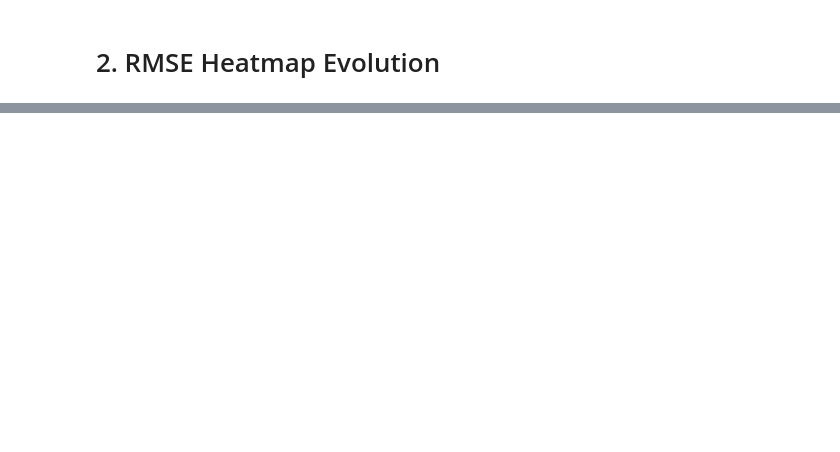
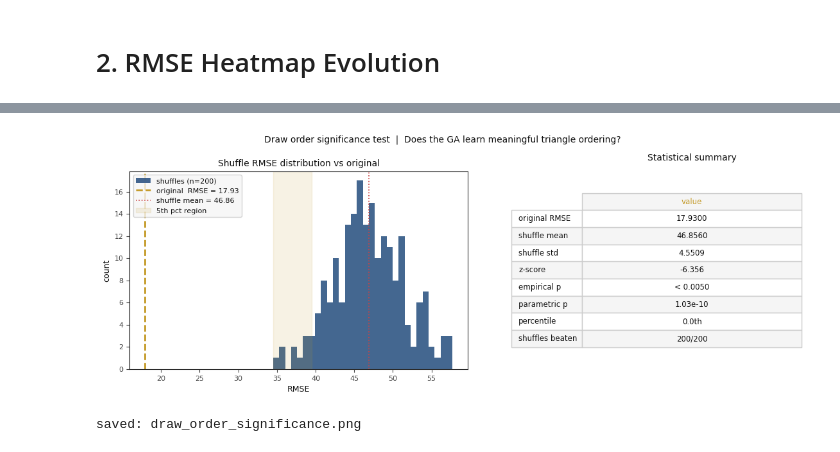
Before and after one commit to alexvarela2004/CIFO_Project, a Jupyter notebook: notebooks/Additional_Insights_NB.ipynb, the cells around one changed output, grey strips where cells are left out. Cells and saved outputs as stored; diff of their text form; code cells hidden in the pictures; blank space fills up the shorter version.

```diff
--- a/notebooks/Additional_Insights_NB.ipynb
+++ b/notebooks/Additional_Insights_NB.ipynb
@@ -221,26 +224,20 @@ To test whether the GA actually learned a meaningful draw order (rather than jus
 # %%
-from scipy import stats as sp_stats
-
-# ---------------------------------------------------------------------------
 # config
-# ---------------------------------------------------------------------------
-TRIANGLES_PATH = "../runner_outputs/p12_final/seed_42/best_final_triangles.json"
+TRIANGLES_PATH = "../runner_outputs/p14_final_300/seed_42/best_final_triangles.json"
 N_SHUFFLES     = 200   # number of random permutations to sample
 RNG_SEED       = 0
 
-BG    = "#0f0f0f"
+BG    = "#ffffff"
 GOLD  = "#C49A28"
 BLUE  = "#234c7d"
-FG    = "#e0e0e0"
-SUB   = "#888888"
+FG    = "#111111"
+SUB   = "#444444"
 
-# ---------------------------------------------------------------------------
 # load triangles and build the best individual
-# ---------------------------------------------------------------------------
 with open(TRIANGLES_PATH) as f:
     tri_data = json.load(f)
 
-fitness_fn   = RMSEFitness(target_arr.astype(np.uint8))
+fitness_fn     = RMSEFitness(target_arr.astype(np.uint8))
 best_triangles = [Triangle.from_dict(t) for t in tri_data]
 
 # original render and RMSE
@@ -248,57 +245,53 @@ original_render = render(tuple(best_triangles))
 original_rmse   = float(np.sqrt(np.mean((original_render.astype(np.float32) - target_arr) ** 2)))
 print(f"original RMSE: {original_rmse:.4f}")
 
-# ---------------------------------------------------------------------------
 # shuffle experiment
-# ---------------------------------------------------------------------------
 rng = np.random.default_rng(RNG_SEED)
 shuffle_rmses = []
 
 for i in range(N_SHUFFLES):
-    perm      = rng.permutation(len(best_triangles))
-    shuffled  = [best_triangles[j] for j in perm]
-    rendered  = render(tuple(shuffled))
-    rmse      = float(np.sqrt(np.mean((rendered.astype(np.float32) - target_arr) ** 2)))
+    perm     = rng.permutation(len(best_triangles))
+    shuffled = [best_triangles[j] for j in perm]
+    rendered = render(tuple(shuffled))
+    rmse     = float(np.sqrt(np.mean((rendered.astype(np.float32) - target_arr) ** 2)))
     shuffle_rmses.append(rmse)
     if (i + 1) % 50 == 0:
         print(f"  shuffle {i+1}/{N_SHUFFLES}  current RMSE: {rmse:.4f}")
 
 shuffle_rmses = np.array(shuffle_rmses)
 
-# ---------------------------------------------------------------------------
 # statistics
-# ---------------------------------------------------------------------------
-sh_mean  = shuffle_rmses.mean()
-sh_std   = shuffle_rmses.std()
-z_score  = (original_rmse - sh_mean) / sh_std
-emp_p    = float(np.mean(shuffle_rmses <= original_rmse))  # fraction that beat original
-pct      = float(sp_stats.percentileofscore(shuffle_rmses, original_rmse))
+sh_mean      = shuffle_rmses.mean()
+sh_std       = shuffle_rmses.std()
+z_score      = (original_rmse - sh_mean) / sh_std
+emp_p        = float(np.mean(shuffle_rmses <= original_rmse))
+pct          = float(sp_stats.percentileofscore(shuffle_rmses, original_rmse))
+p_parametric = sp_stats.norm.cdf(original_rmse, loc=sh_mean, scale=sh_std)
 
 print(f"\n--- draw order significance ---")
-print(f"shuffle mean RMSE : {sh_mean:.4f} +/- {sh_std:.4f}")
-print(f"original RMSE     : {original_rmse:.4f}")
-print(f"z-score           : {z_score:.3f}")
-print(f"empirical p-value : {emp_p:.4f}  ({int(emp_p*N_SHUFFLES)}/{N_SHUFFLES} shuffles beat original)")
-print(f"percentile        : {pct:.1f}th")
+print(f"shuffle mean RMSE  : {sh_mean:.4f} +/- {sh_std:.4f}")
+print(f"original RMSE      : {original_rmse:.4f}")
+print(f"z-score            : {z_score:.3f}")
+print(f"empirical p-value  : < {1/N_SHUFFLES:.4f}  (0/{N_SHUFFLES} shuffles beat original)")
+print(f"parametric p-value : {p_parametric:.2e}  (assumes normal shuffle distribution)")
+print(f"percentile         : {pct:.1f}th")
 
-# ---------------------------------------------------------------------------
 # plot
-# ---------------------------------------------------------------------------
 fig, axes = plt.subplots(1, 2, figsize=(13, 4),
-                         gridspec_kw=dict(width_ratios=[2, 1], wspace=0.35))
+                         gridspec_kw=dict(width_ratios=[2, 1], wspace=0.55))
+
 fig.patch.set_facecolor(BG)
 for ax in axes:
     ax.set_facecolor(BG)
     for spine in ax.spines.values():
         spine.set_edgecolor("#2a2a2a")
 
-# -- left: histogram of shuffle RMSEs --
+# left: histogram of shuffle RMSEs
 ax = axes[0]
 ax.hist(shuffle_rmses, bins=30, color=BLUE, alpha=0.85, edgecolor="none", label=f"shuffles (n={N_SHUFFLES})")
 ax.axvline(original_rmse, color=GOLD, linewidth=2.0, linestyle="--", label=f"original  RMSE = {original_rmse:.2f}")
 ax.axvline(sh_mean,       color="#cc4444", linewidth=1.2, linestyle=":",  label=f"shuffle mean = {sh_mean:.2f}")
 
-# shaded 5th percentile region
 p5 = float(np.percentile(shuffle_rmses, 5))
 ax.axvspan(shuffle_rmses.min(), p5, alpha=0.12, color=GOLD, label="5th pct region")
 
@@ -306,9 +299,9 @@ ax.set_xlabel("RMSE", color=FG, fontsize=9)
 ax.set_ylabel("count", color=FG, fontsize=9)
 ax.set_title("Shuffle RMSE distribution vs original", color=FG, fontsize=10)
 ax.tick_params(colors=SUB, labelsize=8)
-ax.legend(fontsize=8, facecolor="#1a1a1a", edgecolor="#333", labelcolor=FG)
+ax.legend(fontsize=8, facecolor="#f5f5f5", edgecolor="#cccccc", labelcolor=FG)
 
-# -- right: summary stats table --
+# right: summary stats table
 ax2 = axes[1]
 ax2.axis("off")
 
@@ -318,9 +311,10 @@ rows_data = [
     ["shuffle mean",     f"{sh_mean:.4f}"],
     ["shuffle std",      f"{sh_std:.4f}"],
     ["z-score",          f"{z_score:.3f}"],
-    ["empirical p",      f"{emp_p:.4f}"],
+    ["empirical p",      f"< {1/N_SHUFFLES:.4f}"],
+    ["parametric p",     f"{p_parametric:.2e}"],
     ["percentile",       f"{pct:.1f}th"],
-    ["shuffles beaten",  f"{N_SHUFFLES - int(emp_p*N_SHUFFLES)}/{N_SHUFFLES}"],
+    ["shuffles beaten",  f"{N_SHUFFLES}/{N_SHUFFLES}"],
 ]
 
 tbl = ax2.table(
@@ -335,18 +329,19 @@ tbl.set_fontsize(8.5)
 tbl.scale(1.3, 1.6)
 
 for (row_idx, col_idx), cell in tbl.get_celld().items():
-    cell.set_facecolor("#161616" if row_idx % 2 == 0 else "#1e1e1e")
-    cell.set_edgecolor("#2a2a2a")
+    cell.set_facecolor("#f5f5f5" if row_idx % 2 == 0 else "#ffffff")
+    cell.set_edgecolor("#cccccc")
     cell.set_text_props(color=GOLD if row_idx == 0 else FG)
 
 ax2.set_title("Statistical summary", color=FG, fontsize=10, pad=12)
 
 fig.suptitle(
-    "Draw order significance test  |  does the GA learn meaningful triangle ordering?",
+    "Draw order significance test  |  Does the GA learn meaningful triangle ordering?",
     color=FG, fontsize=10, y=1.02,
 )
 
 out_path = "draw_order_significance.png"
 fig.savefig(out_path, dpi=150, bbox_inches="tight", facecolor=BG)
 plt.show()
-print(f"saved -> {out_path}")
+print(f"saved: {out_path}")
+# %% [output]
@@ -352,0 +361,2 @@ print(f"saved -> {out_path}")
+[figure, added]
+saved: draw_order_significance.png
```
Also changed, not shown: parts of 21 cells of this notebook.
